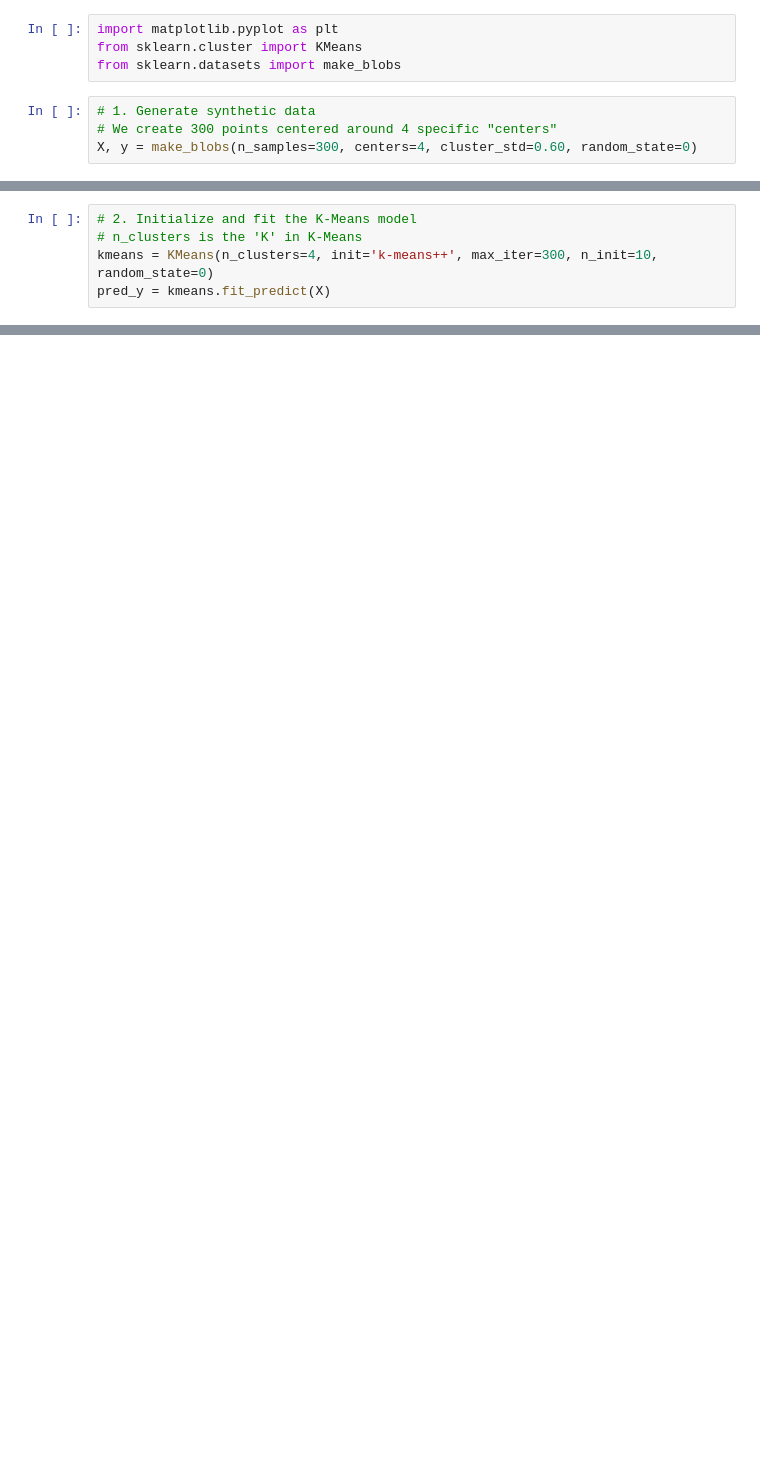
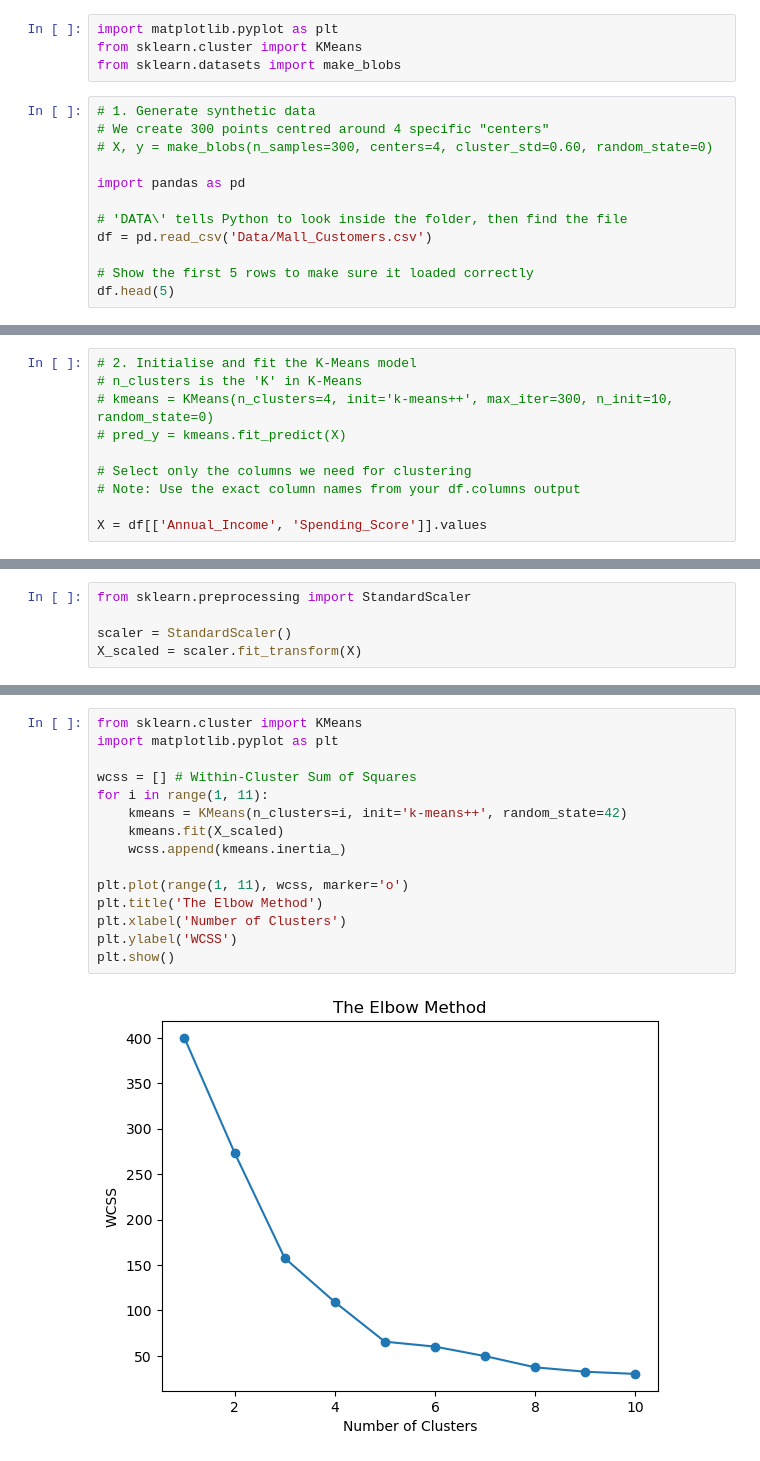
Before and after one commit to DimaDennys/ML_Sandbox, a Jupyter notebook: Unsupervise_K-Means.ipynb, the cells around one changed output, grey strips where cells are left out. Cells and saved outputs as stored; diff of their text form; blank space fills up the shorter version.

Commit message:
Added Elbow method and raw customers data from the file Data/Mall_Customers.scv
	deleted:    ../Data/Mall_Customers.csv
	modified:   ../Unsupervise_K-Means.ipynb

```diff
--- a/Unsupervise_K-Means.ipynb
+++ b/Unsupervise_K-Means.ipynb
@@ -4,5 +4,13 @@ from sklearn.cluster import KMeans
 from sklearn.datasets import make_blobs
 # %%
 # 1. Generate synthetic data
-# We create 300 points centered around 4 specific "centers"
-X, y = make_blobs(n_samples=300, centers=4, cluster_std=0.60, random_state=0)
+# We create 300 points centred around 4 specific "centers"
+# X, y = make_blobs(n_samples=300, centers=4, cluster_std=0.60, random_state=0)
+
+import pandas as pd
+
+# 'DATA\' tells Python to look inside the folder, then find the file
+df = pd.read_csv('Data/Mall_Customers.csv')
+
+# Show the first 5 rows to make sure it loaded correctly
+df.head(5)
@@ -9,5 +24,10 @@ X, y = make_blobs(n_samples=300, centers=4, cluster_std=0.60, random_state=0)
 # %%
-# 2. Initialize and fit the K-Means model
+# 2. Initialise and fit the K-Means model
 # n_clusters is the 'K' in K-Means
-kmeans = KMeans(n_clusters=4, init='k-means++', max_iter=300, n_init=10, random_state=0)
-pred_y = kmeans.fit_predict(X)
+# kmeans = KMeans(n_clusters=4, init='k-means++', max_iter=300, n_init=10, random_state=0)
+# pred_y = kmeans.fit_predict(X)
+
+# Select only the columns we need for clustering
+# Note: Use the exact column names from your df.columns output
+
+X = df[['Annual_Income', 'Spending_Score']].values
@@ -13,0 +39,5 @@ pred_y = kmeans.fit_predict(X)
+# %%
+from sklearn.preprocessing import StandardScaler
+
+scaler = StandardScaler()
+X_scaled = scaler.fit_transform(X)
@@ -13,0 +49,17 @@ pred_y = kmeans.fit_predict(X)
+# %%
+from sklearn.cluster import KMeans
+import matplotlib.pyplot as plt
+
+wcss = [] # Within-Cluster Sum of Squares
+for i in range(1, 11):
+    kmeans = KMeans(n_clusters=i, init='k-means++', random_state=42)
+    kmeans.fit(X_scaled)
+    wcss.append(kmeans.inertia_)
+
+plt.plot(range(1, 11), wcss, marker='o')
+plt.title('The Elbow Method')
+plt.xlabel('Number of Clusters')
+plt.ylabel('WCSS')
+plt.show()
+# %% [output]
+[figure, added]
```
Also changed, not shown: parts of 7 cells of this notebook, 1 other file.
